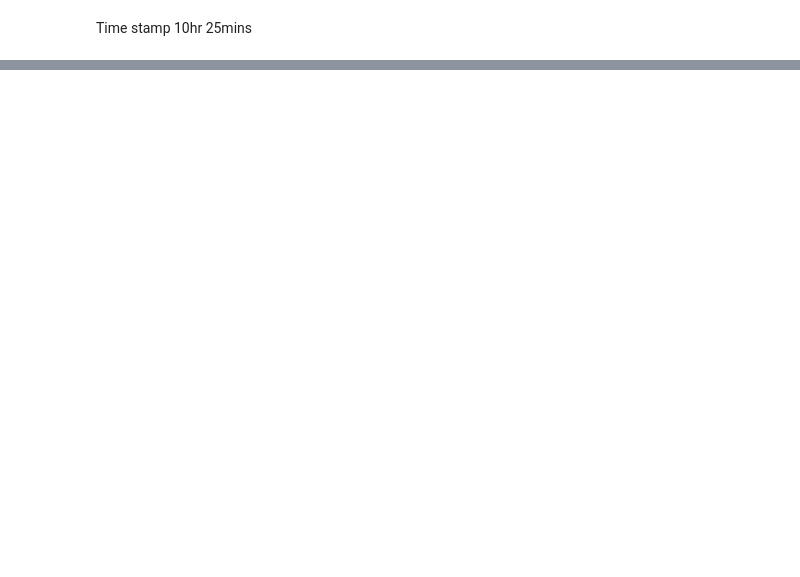
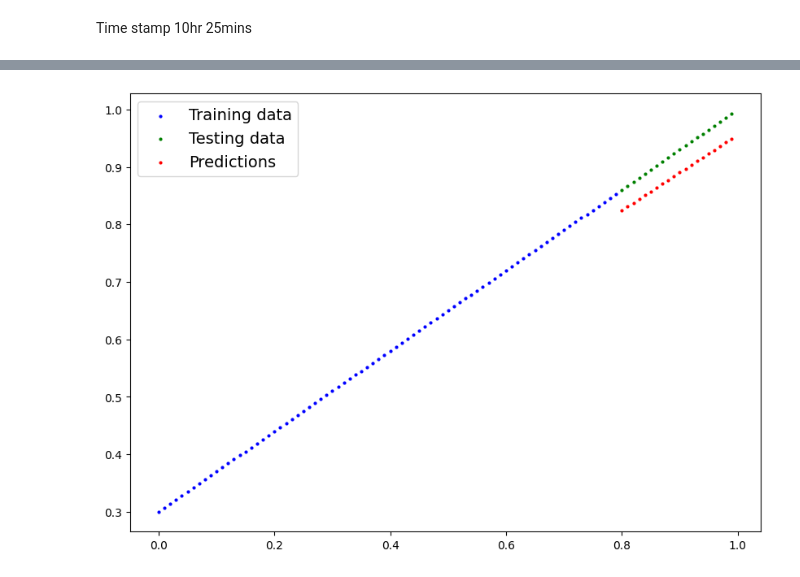
Before and after one commit to abinghamwalker/pytorch-deep-learning, a Jupyter notebook: follow_along/02_follow_along.ipynb, the cells around one changed output, grey strips where cells are left out. Drawn from its saved outputs; the diff is of its cells as text; code cells hidden in the pictures; blank space fills up the shorter version.

```diff
--- a/follow_along/02_follow_along.ipynb
+++ b/follow_along/02_follow_along.ipynb
@@ -278,0 +505,5 @@ Time stamp 10hr 25mins
+# %%
+train_split = int(0.8 * len(X))
+X_train, y_train = X[:train_split], y[:train_split]
+X_test, y_test = X[train_split:], y[train_split:]
+len(X_train), len(y_train), len(X_test), len(y_test)
@@ -278,0 +544,29 @@ Time stamp 10hr 25mins
+# %%
+torch.manual_seed(42)
+torch.cuda.manual_seed(42)
+
+epochs = 1000
+
+X_train, y_train = X_train.to(device), y_train.to(device)
+X_test, y_test = X_test.to(device), y_test.to(device)
+
+for epoch in range(epochs):
+
+  y_pred = model_3(X_train)
+
+  loss = loss_fn(y_pred, y_train)
+
+  optimizer.zero_grad()
+
+  loss.backward()
+
+  optimizer.step()
+
+  model_3.eval()
+  with torch.inference_mode():
+    test_pred = model_3(X_test)
+    test_loss = loss_fn(test_pred,
+                        y_test)
+
+  if epoch % 100 == 0:
+    print(f"Epoch: {epoch} | Loss: {loss:.5f} | Test loss: {test_loss:.5f}")
@@ -278,0 +584,13 @@ Time stamp 10hr 25mins
+# %%
+model_3.eval()
+with torch.inference_mode():
+    y_preds = model_3(X_test)
+
+# Plot data and predictions
+plot_predictions(train_data=X_train.cpu(),
+                 train_labels=y_train.cpu(),
+                 test_data=X_test.cpu(),
+                 test_labels=y_test.cpu(),
+                 predictions=y_preds.cpu());
+# %% [output]
+[figure, added]
```
Also changed, not shown: parts of 43 cells of this notebook, 1 other file.
